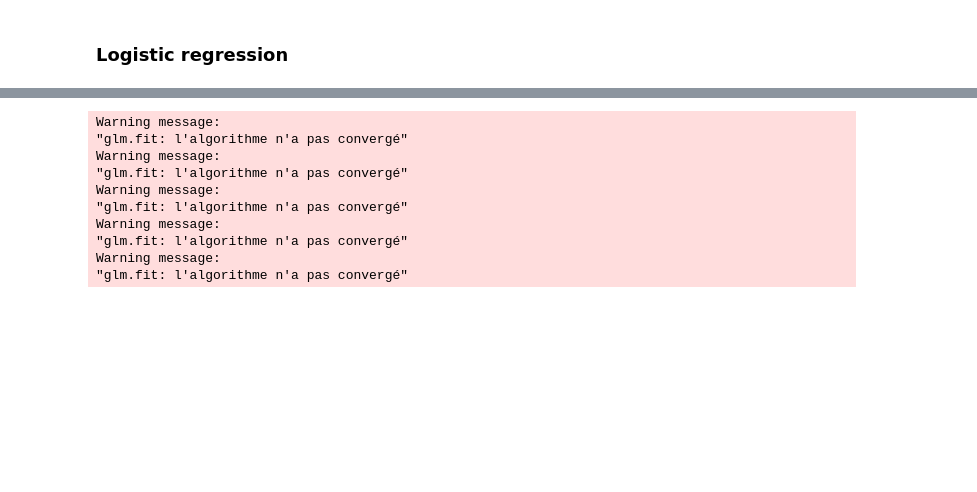
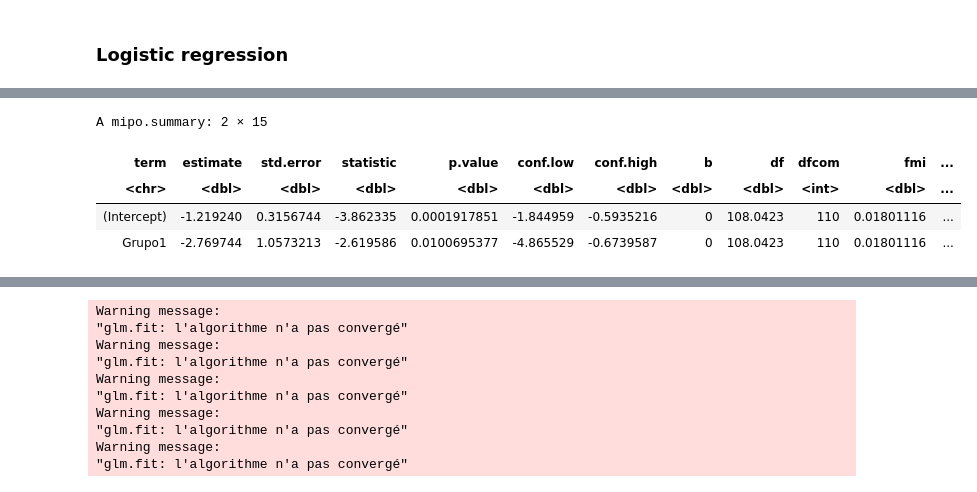
Before and after one commit to Kodro23/CAP, a Jupyter notebook: notebooks/ipynb/main_PP.ipynb, the cells around one changed output, grey strips where cells are left out. Saved outputs shown, nothing was run; the diff lists cells and outputs as text; code cells hidden in the pictures; blank space fills up the shorter version.

```diff
--- a/notebooks/ipynb/main_PP.ipynb
+++ b/notebooks/ipynb/main_PP.ipynb
@@ -739,0 +741,9 @@ A data.frame: 11 × 3
+# %%
+mod<-with(imp, glm(TreatmentFailureMan ~ Grupo+ IL101+PCT1+CdxShockSept+Centro+YearOfAdmission , family = binomial))
+tidy(pool(mod), conf.int = TRUE, exponentiate = FALSE)
+# %% [output]
+A mipo.summary: 2 × 15
+| term | estimate | std.error | statistic | p.value | conf.low | conf.high | b | df | dfcom | fmi | ... |
+| <chr> | <dbl> | <dbl> | <dbl> | <dbl> | <dbl> | <dbl> | <dbl> | <dbl> | <int> | <dbl> | ... |
+| (Intercept) | -1.219240 | 0.3156744 | -3.862335 | 0.0001917851 | -1.844959 | -0.5935216 | 0 | 108.0423 | 110 | 0.01801116 | ... |
+| Grupo1 | -2.769744 | 1.0573213 | -2.619586 | 0.0100695377 | -4.865529 | -0.6739587 | 0 | 108.0423 | 110 | 0.01801116 | ... |
```
Also changed, not shown: parts of 85 cells of this notebook, 36 other files.
